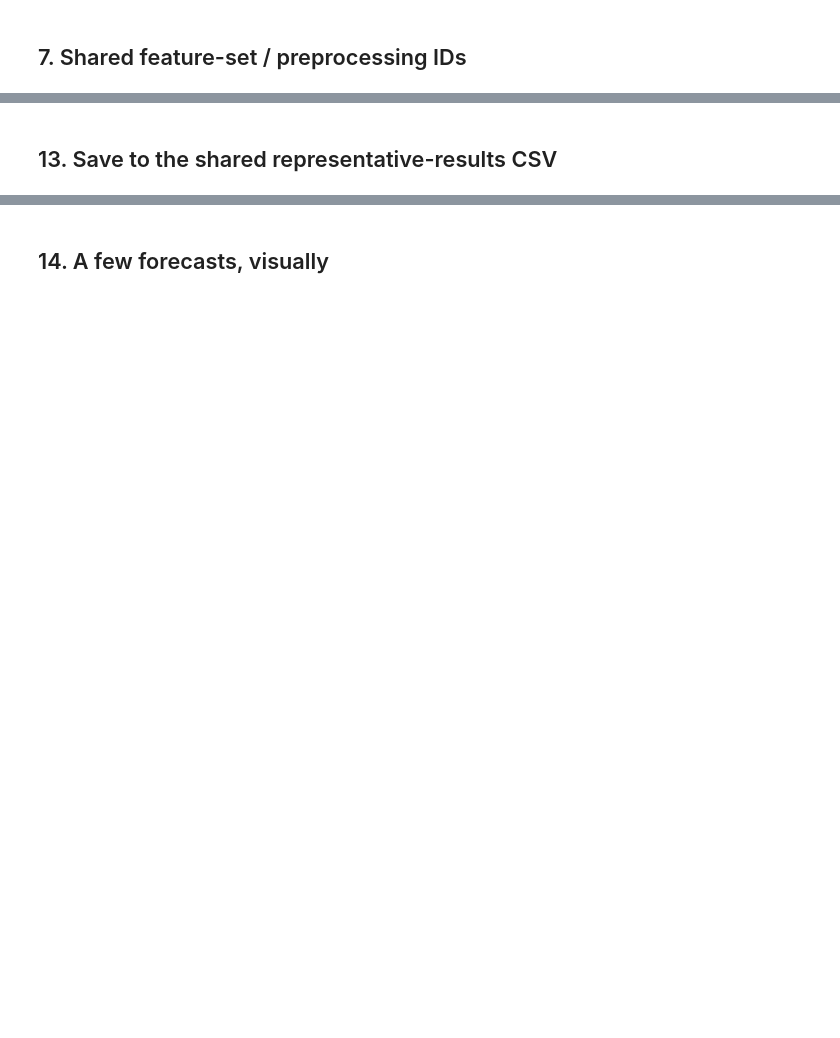
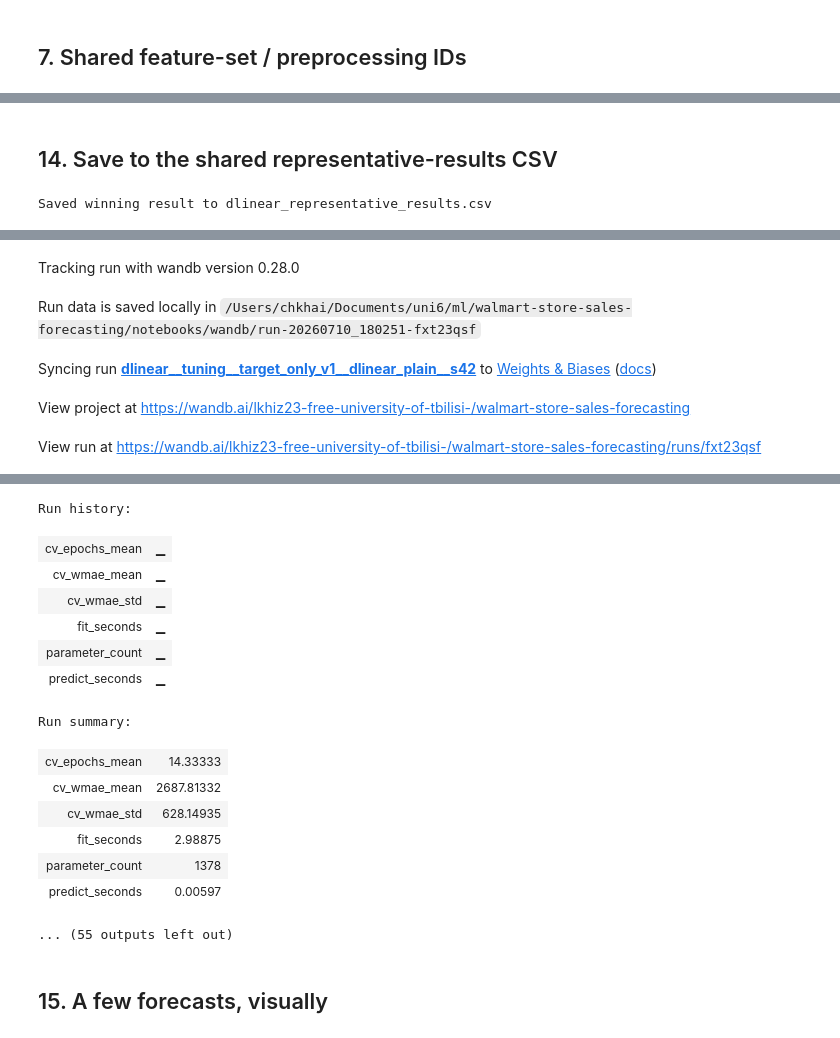
Before and after one commit to lukaxizo5/walmart-store-sales-forecasting, a Jupyter notebook: notebooks/model_experiment_dlinear.ipynb, the cells around one changed output, grey strips where cells are left out. Drawn from its saved outputs; the diff is of its cells as text; code cells hidden in the pictures; blank space fills up the shorter version.

```diff
--- a/notebooks/model_experiment_dlinear.ipynb
+++ b/notebooks/model_experiment_dlinear.ipynb
@@ -590,11 +923,11 @@ for key, value in final_metrics.items():
 # %% [markdown]
-## 13. Save to the shared representative-results CSV
+## 14. Save to the shared representative-results CSV
 # %%
 result_row = build_result_row(
     architecture=ARCHITECTURE,
     run_name=run_name,
     stage=STAGE,
-    tracker="mlflow",
+    tracker="wandb",
     feature_set=FEATURE_SET,
     preprocessing=PREPROCESSING,
     evaluation_scope=EVALUATION_SCOPE,
@@ -604,10 +937,12 @@ result_row = build_result_row(
     fit_seconds=total_fit_seconds,
     predict_seconds=total_predict_seconds,
     notes=(
-        f"DLinear, winning config from 4 trials (lookback 52/26, NLinear, trend-kernel 25/51 "
-        f"ablations): {winner['label']}. Single global channel-independent linear model fit on "
-        f"{len(clean_keys)} gap-free series, scored on the 30 representative ones. Target history "
-        f"only (no exogenous inputs), per-series z-score windows, L1 loss. Holdout evaluated once."
+        f"DLinear, winning config from {len(trials)} trials (RevIN, metric-aligned loss, lookback "
+        f"52/26, known-future covariates, NLinear reference): {winner['label']}. Single global "
+        f"channel-independent linear model fit on {len(clean_keys)} gap-free series, scored on the "
+        f"30 representative ones. Target history only; a globally-shared known-future covariate "
+        f"head was tried and bought nothing. Per-series z-score + RevIN windows, weighted L1, "
+        f"early stopping (patience {PATIENCE}). Holdout evaluated once."
     ),
 )
 
@@ -629,15 +964,30 @@ for trial in trials:
     trial_params = build_common_parameters(
         architecture=ARCHITECTURE, stage=STAGE, feature_set=trial["feature_set"], preprocessing=trial["preprocessing"],
         evaluation_scope=EVALUATION_SCOPE, forecast_strategy=FORECAST_STRATEGY, series_count=len(selected_keys),
-        extra_parameters={"model_name": trial["model_name"], "lookback": trial["lookback"], "kernel_size": trial["kernel_size"]},
+        extra_parameters={
+            "model_name": trial["model_name"], "lookback": trial["lookback"],
+            "kernel_size": trial["kernel_size"], "revin": trial["revin"],
+            "metric_aligned_loss": trial["metric_aligned_loss"], "covariates": trial["covariates"],
+            "eligible_as_model_of_record": trial["eligible"],
+            # Optimization settings belong on *every* run, not just the winner: a logged score
+            # without the hyperparameters that produced it is not a reproducible experiment.
+            "learning_rate": LEARNING_RATE, "max_epochs": MAX_EPOCHS, "patience": PATIENCE,
+            "val_fraction": VAL_FRACTION, "batch_size": BATCH_SIZE,
+            "loss": "weighted_l1_scale_holiday" if trial["metric_aligned_loss"] else "l1",
+            "cv_epochs_used": trial["fold_epochs"], "device": str(DEVICE),
+        },
     )
-    with mlflow_run(
-        experiment_name=EXPERIMENT_NAME, run_name=trial_run_name, parameters=trial_params,
-        tags={"architecture": ARCHITECTURE, "stage": STAGE, "trial": trial["label"].lower()},
-    ):
-        mlflow.log_metrics({
+    with wandb_run(
+        run_name=trial_run_name, group=EXPERIMENT_NAME, config=trial_params, job_type=JOB_TYPE,
+        tags=[f"architecture:{ARCHITECTURE}", f"stage:{STAGE}", f"trial:{trial['label'].lower()}"],
+    ) as trial_run:
+        trial_run.log({
             "cv_wmae_mean": trial["cv_wmae_mean"], "cv_wmae_std": trial["cv_wmae_std"],
             "fit_seconds": trial["fit_seconds"], "predict_seconds": trial["predict_seconds"],
+            "cv_epochs_mean": float(np.mean(trial["fold_epochs"])),
+            "parameter_count": trial["cv_parameter_count"],
         })
 
-print("Logged non-winning trials to MLflow (CV-only, no holdout).")
+print("Logged non-winning trials to W&B (CV-only, no holdout).")
+# %% [output]
+Saved winning result to dlinear_representative_results.csv
@@ -643,0 +995,5 @@ print("Logged non-winning trials to MLflow (CV-only, no holdout).")
+Tracking run with wandb version 0.28.0
+Run data is saved locally in /Users/chkhai/Documents/uni6/ml/walmart-store-sales-forecasting/notebooks/wandb/run-20260710_180251-fxt23qsf
+Syncing run dlinear__tuning__target_only_v1__dlinear_plain__s42 to Weights & Biases (docs)
+View project at https://wandb.ai/lkhiz23-free-university-of-tbilisi-/walmart-store-sales-forecasting
+View run at https://wandb.ai/lkhiz23-free-university-of-tbilisi-/walmart-store-sales-forecasting/runs/fxt23qsf
@@ -644,5 +1001,20 @@ print("Logged non-winning trials to MLflow (CV-only, no holdout).")
+Run history:
+| cv_epochs_mean | ▁ |
+| cv_wmae_mean | ▁ |
+| cv_wmae_std | ▁ |
+| fit_seconds | ▁ |
+| parameter_count | ▁ |
+| predict_seconds | ▁ |
+Run summary:
+| cv_epochs_mean | 14.33333 |
+| cv_wmae_mean | 2687.81332 |
+| cv_wmae_std | 628.14935 |
+| fit_seconds | 2.98875 |
+| parameter_count | 1378 |
+| predict_seconds | 0.00597 |
+... (55 outputs left out)
 # %% [markdown]
-## 14. A few forecasts, visually
+## 15. A few forecasts, visually
 # %%
 sample_series = holdout_only["pooled_holdout_predictions"].groupby(["Store", "Dept"])
 keys_to_plot = list(sample_series.groups.keys())[:6]
```
Also changed, not shown: parts of 37 cells of this notebook, 3 other files.
